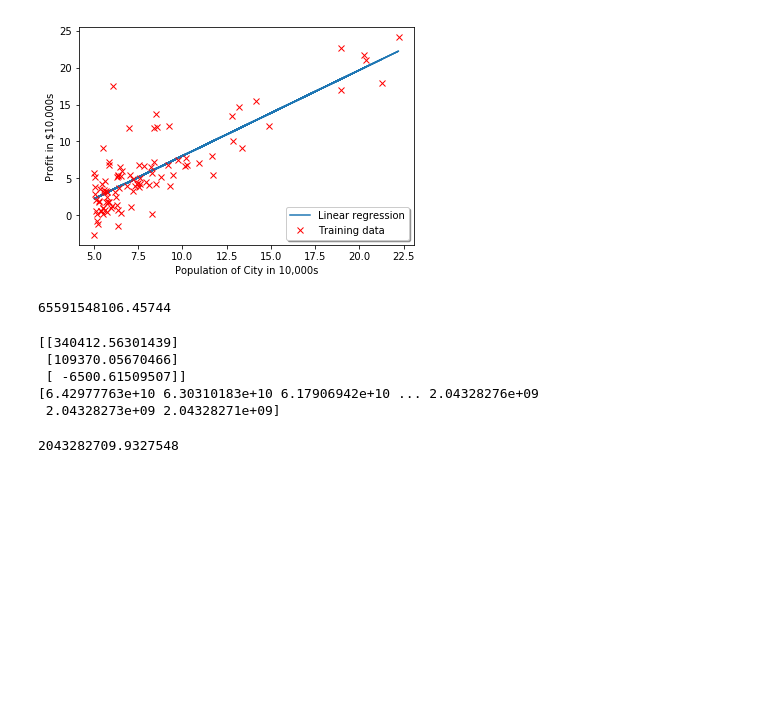
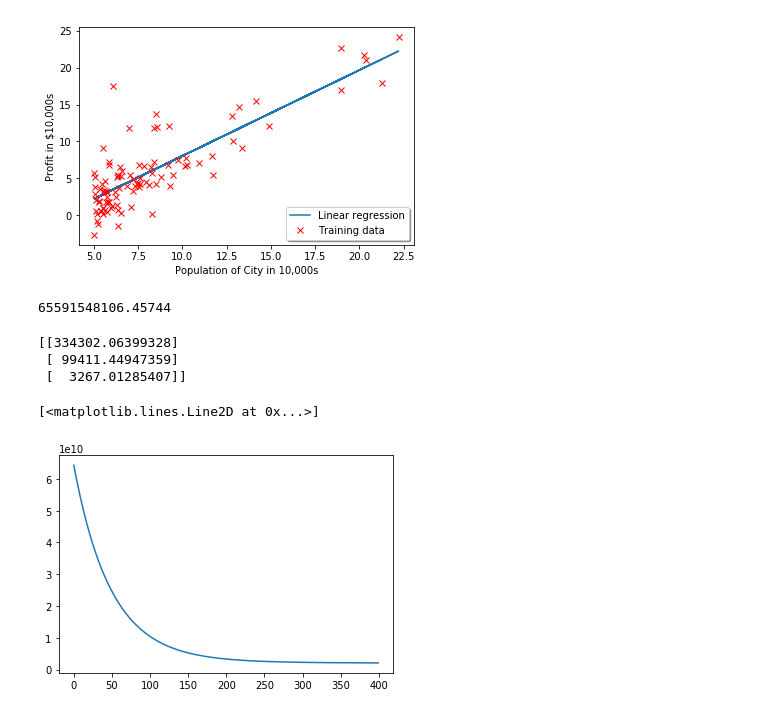
Before and after one commit to CNRio/Machine-Learning-Andrew-Ng, a Jupyter notebook: HW1 - Linear Regression/ex1.ipynb, the cells around one changed output. Cells and saved outputs as stored; diff of their text form; code cells hidden in the pictures; blank space fills up the shorter version.

```diff
--- a/HW1 - Linear Regression/ex1.ipynb
+++ b/HW1 - Linear Regression/ex1.ipynb
@@ -112,7 +115,7 @@ X = np.hstack((X_0, X))
 # %%
 # 3.2 Gradient descent
 # %%
-iterations = 1500
+iterations = 400
 alpha = 0.01
 num_features = len(x_means)
 m = len(x)
@@ -145,14 +148,12 @@ def gradient_descent_multi(X, y, theta, alpha, num_iters):
 theta, J_history = gradient_descent_multi(X, y, theta, alpha, iterations)
 # %%
 print(theta)
-print(J_history)
 # %% [output]
-[[340412.56301439]
- [109370.05670466]
- [ -6500.61509507]]
-[6.42977763e+10 6.30310183e+10 6.17906942e+10 ... 2.04328276e+09
- 2.04328273e+09 2.04328271e+09]
+[[334302.06399328]
+ [ 99411.44947359]
+ [  3267.01285407]]
-# %%
-print(compute_cost_multi(X, y, theta))
-# %% [output]
-2043282709.9327548
+# %%
+plt.plot(J_history)
+# %% [output]
+[<matplotlib.lines.Line2D at 0x...>]
+[figure, added]
```
Also changed, not shown: parts of 2 cells of this notebook, 3 other files.
